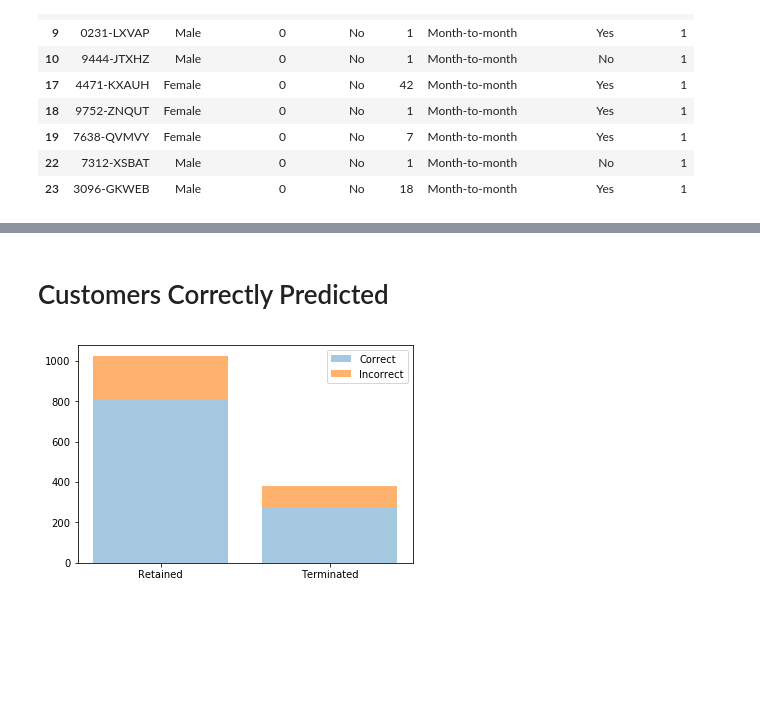
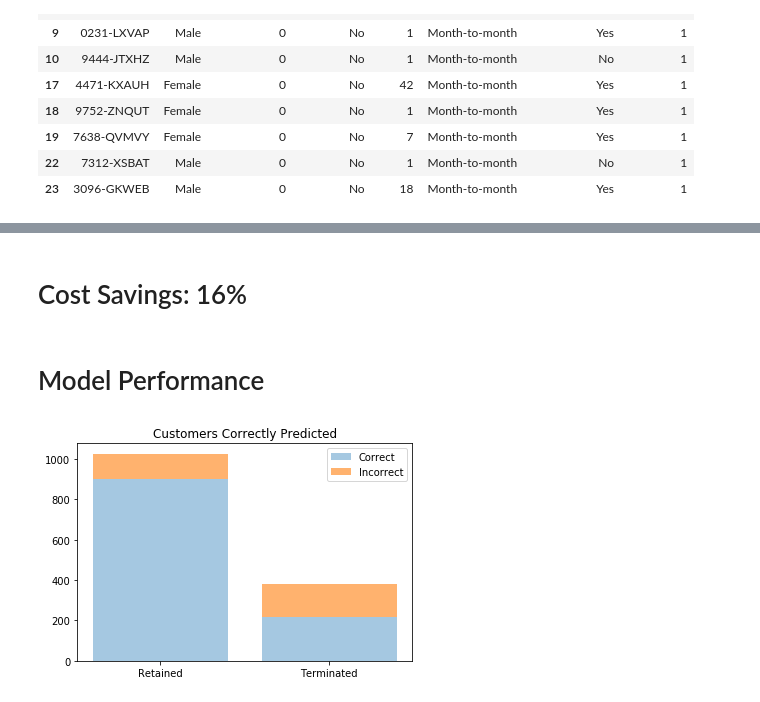
Before and after one commit to eric220/Churn-AI, a Jupyter notebook: Churn_Output.ipynb, the cells around one changed output, grey strips where cells are left out. Drawn from its saved outputs; the diff is of its cells as text; code cells hidden in the pictures; blank space fills up the shorter version.

Commit message:
add charts and graphics

```diff
--- a/Churn_Output.ipynb
+++ b/Churn_Output.ipynb
@@ -5,3 +5,7 @@ import matplotlib.pyplot as plt
 from sklearn.metrics import confusion_matrix, accuracy_score, precision_recall_fscore_support, classification_report, roc_auc_score
 from IPython.core.display import display, HTML
 %matplotlib inline
+# %%
+cf_1 = [[1026,    0],[ 381,    0]]
+cf_0 = ([[   0, 1026], [   0,  381]])
+cf_optimized = [[899, 127], [162, 219]]
@@ -8,8 +29,9 @@ from IPython.core.display import display, HTML
 # %%
 def plot_bar_x():
     #cf = [[802, 224], [ 99, 281]]
-    cf = [[814, 212], [ 105, 275]]
+    #cf = [[814, 212], [ 105, 275]]
     #cf = [[678, 348], [64, 316]]
+    cf = cf_optimized
     x = [0,1]
     correct = (cf[0][0], cf[1][1])
     incorrect = (cf[0][1], cf[1][0])
@@ -20,5 +42,6 @@ def plot_bar_x():
 
     labels = ['Retained', 'Terminated']
     plt.xticks(x, labels)
+    plt.title('Customers Correctly Predicted')
     plt.legend((p1[0], p2[0]), ('Correct', 'Incorrect'))
     plt.show()
@@ -72,6 +128,10 @@ Churn Customers
+# %%
+display(HTML('<h1>Cost Savings: 16%</h1>'))
+# %% [output]
+Cost Savings: 16%
 # %%
-display(HTML('<h1>Customers Correctly Predicted</h1>'))
+display(HTML('<h1>Model Performance</h1>'))
 plot_bar_x();
 # %% [output]
-Customers Correctly Predicted
+Model Performance
-[figure, old version]
+[figure, new version]
```
Also changed, not shown: parts of 10 cells of this notebook.
